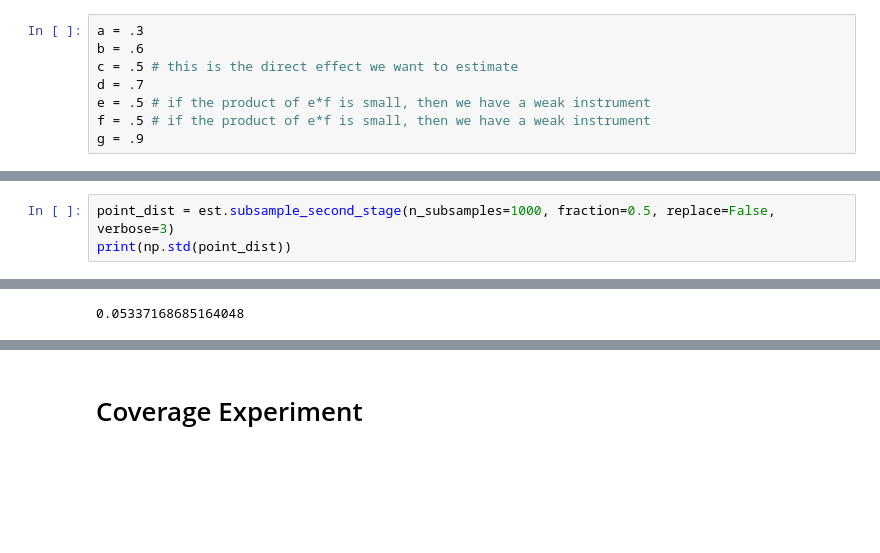
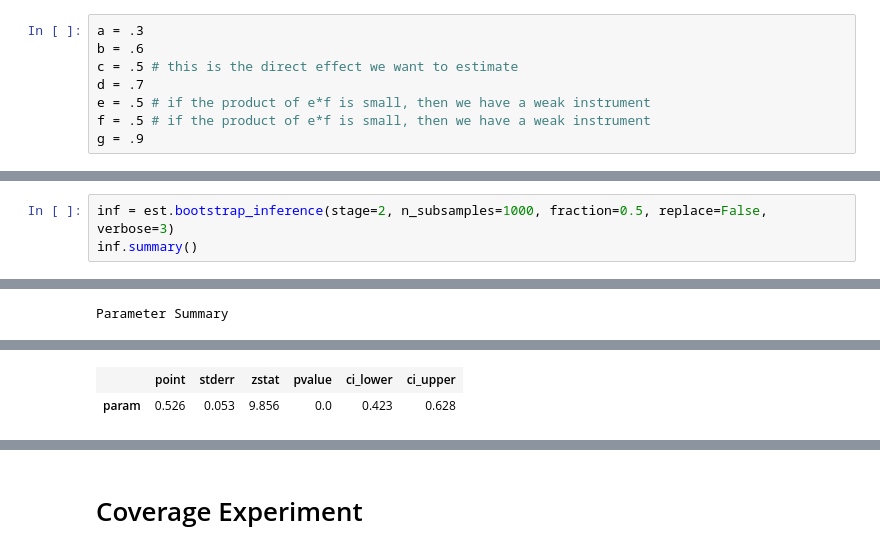
Before and after one commit to syrgkanislab/hidden_mediators, a Jupyter notebook: SyntheticExperiments.ipynb, the cells around one changed output, grey strips where cells are left out. Saved outputs shown, nothing was run; the diff lists cells and outputs as text; blank space fills up the shorter version.

```diff
--- a/SyntheticExperiments.ipynb
+++ b/SyntheticExperiments.ipynb
@@ -72,7 +83,7 @@ plt.show()
 # %% [output]
 [figure]
 # %%
-point_dist = est.subsample_second_stage(n_subsamples=1000, fraction=0.5, replace=False, verbose=3)
-print(np.std(point_dist))
+inf = est.bootstrap_inference(stage=2, n_subsamples=1000, fraction=0.5, replace=False, verbose=3)
+inf.summary()
 # %% [output]
 [Parallel(n_jobs=-1)]: Using backend LokyBackend with 20 concurrent workers.
@@ -83 +95 @@ print(np.std(point_dist))
-0.05337168685164048
+Parameter Summary
@@ -85 +96,3 @@ print(np.std(point_dist))
+|  | point | stderr | zstat | pvalue | ci_lower | ci_upper |
+| param | 0.526 | 0.053 | 9.856 | 0.0 | 0.423 | 0.628 |
 # %%
```
Also changed, not shown: parts of 17 cells of this notebook, 2 other files.
